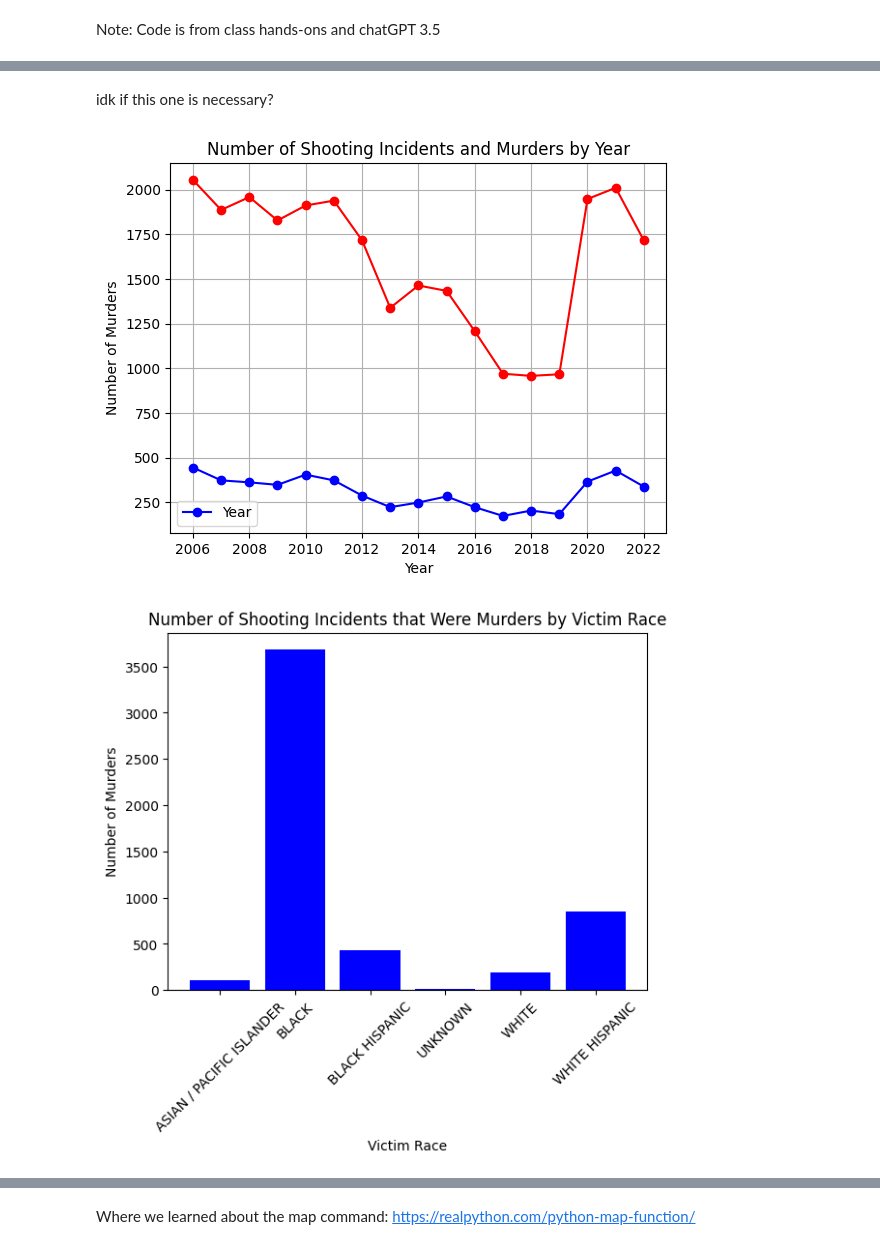
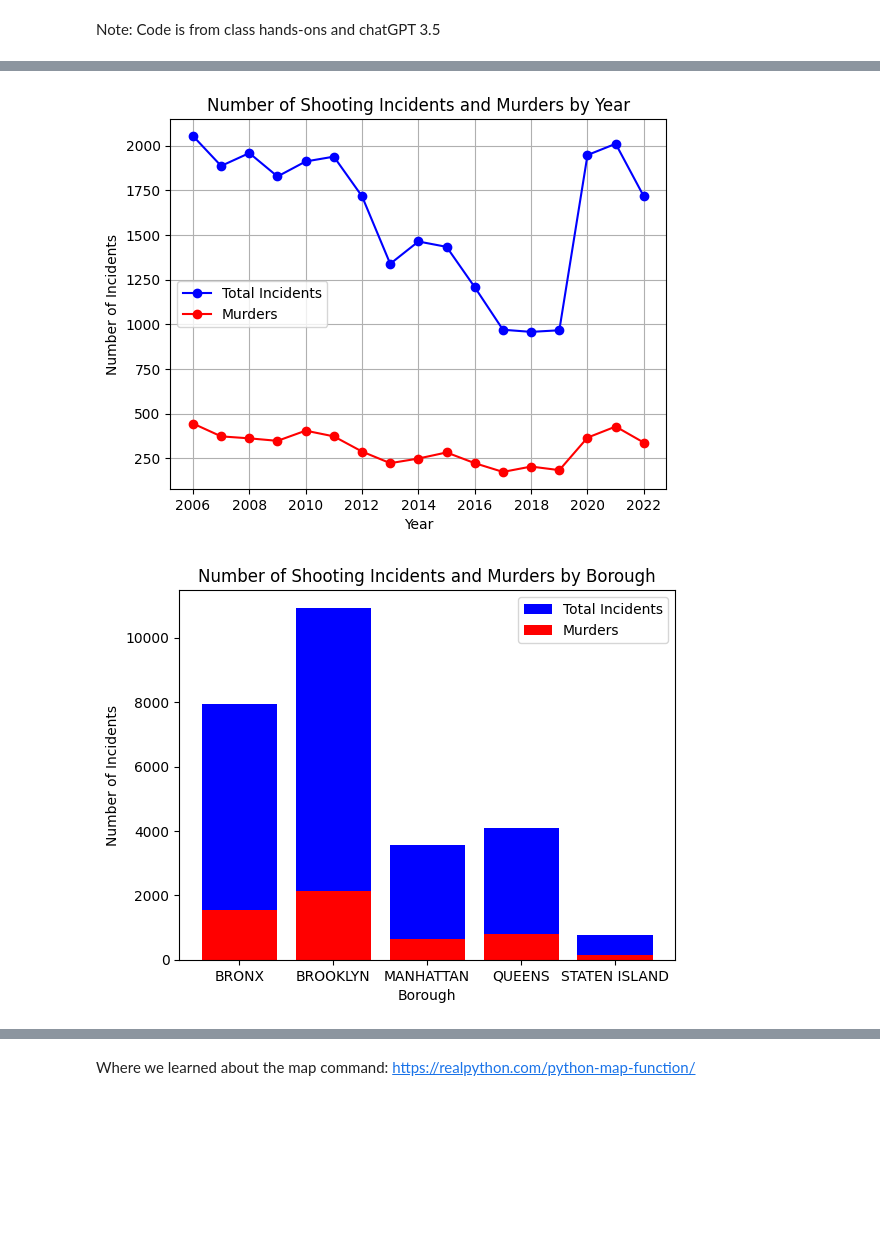
Before and after one commit to aaminac/NYPDShootingData, a Jupyter notebook: FinalGroupCodingAssignment.ipynb, the cells around one changed output, grey strips where cells are left out. Saved outputs shown, nothing was run; the diff lists cells and outputs as text; code cells hidden in the pictures; blank space fills up the shorter version.

```diff
--- a/FinalGroupCodingAssignment.ipynb
+++ b/FinalGroupCodingAssignment.ipynb
@@ -101,36 +202,42 @@ Text(0.5, 1.0, 'Number of Shootings by Month')
-# %% [markdown]
-idk if this one is necessary?
 # %%
+import matplotlib.pyplot as plt
+import pandas as pd
+
 df['Year'] = date.dt.year
 
 incident_count_by_year = df.groupby('Year').size()
 
-incident_count_by_year.plot(kind='line', marker='o', color='red')
+incident_count_by_year.plot(kind='line', marker='o', color='blue', label='Total Incidents')
 
-murders_by_year = df[df['STATISTICAL_MURDER_FLAG']]['Year'].value_counts().sort_index() #from chatGPT
+murders_by_year = df[df['STATISTICAL_MURDER_FLAG']]['Year'].value_counts().sort_index()
 
-murders_by_year.plot(kind = 'line', marker = 'o', color = 'blue')
+murders_by_year.plot(kind='line', marker='o', color='red', label='Murders')
 
 plt.legend()
 plt.xlabel("Year")
-plt.ylabel("Number of Murders")
+plt.ylabel("Number of Incidents")
 plt.title("Number of Shooting Incidents and Murders by Year")
 plt.grid(True)
 plt.show()
 # %% [output]
-[figure, old version]
+[figure, new version]
 # %%
-murders_by_race = df[df['STATISTICAL_MURDER_FLAG']]['VIC_RACE'].value_counts().sort_index()
+import matplotlib.pyplot as plt
 
-plt.bar(murders_by_race.index, murders_by_race.values, color='blue')
+incident_by_boro = df.groupby('BORO').size()
 
-plt.xlabel("Victim Race")
-plt.ylabel("Number of Murders")
-plt.title("Number of Shooting Incidents that Were Murders by Victim Race")
+plt.bar(incident_by_boro.index, incident_by_boro.values, color='blue', label='Total Incidents')
 
-# Adjust the font size and rotation of x-axis labels
-plt.xticks(rotation=45, fontsize=10)
+murders_by_boro = df[df['STATISTICAL_MURDER_FLAG']]['BORO'].value_counts().sort_index()
+
+plt.bar(murders_by_boro.index, murders_by_boro.values, color='red', label='Murders')
+
+plt.xlabel("Borough")
+plt.ylabel("Number of Incidents")
+plt.title("Number of Shooting Incidents and Murders by Borough")
+
+plt.legend()
 
 plt.show()
 # %% [output]
-[figure, old version]
+[figure, new version]
```
Also changed, not shown: parts of 31 cells of this notebook.
